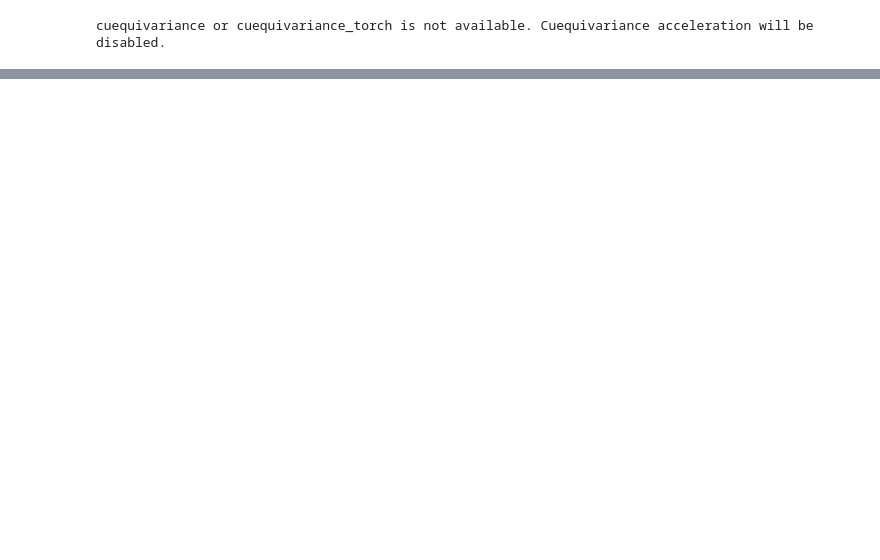
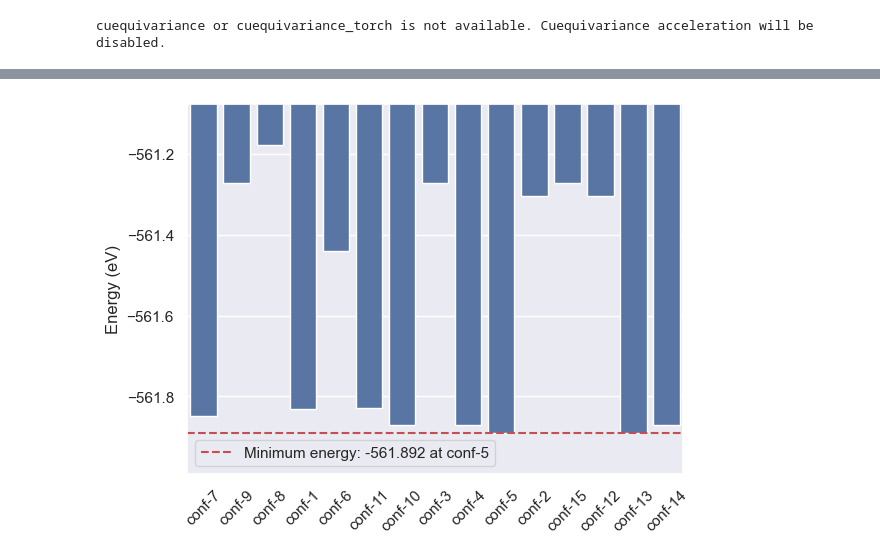
Before and after one commit to CibranLopez/SurfAIcing, a Jupyter notebook: H-absorption.ipynb, the cells around one changed output, grey strips where cells are left out. Cells and saved outputs as stored; diff of their text form; code cells hidden in the pictures; blank space fills up the shorter version.

Commit message:
Update absorption energy parsing

```diff
--- a/H-absorption.ipynb
+++ b/H-absorption.ipynb
@@ -10,11 +10,11 @@ sns.set_theme()
 cuequivariance or cuequivariance_torch is not available. Cuequivariance acceleration will be disabled.
 # %%
 # Define name of folder and path to reference POSCAR
-general_folder = '/Users/cibran/Desktop/slabs/SbSeI-slab'
-surface = '0_1_0_i_23'
+general_folder = '/Users/cibran/Desktop/slabs/SbSBr-slab'
+surface = '0_1_0_i_21'
 
 path_to_confs   = f'{general_folder}/H-absorption/{surface}'
-path_to_surface = f'{general_folder}/slabs/{surface}'
+path_to_surface = f'{path_to_confs}/bulk-supercell'
 path_to_free_H  = f'{path_to_confs}/free-H'
 # %%
 # Read lattice vectors
@@ -62,6 +62,6 @@ min_conf_volume = sul.read_volume(f'{path_to_confs}/{min_conf}')
 surface_volume = sul.read_volume(path_to_surface)
 
 # Calculate the number of replicas of the surface
-n_replicas = int(min_conf_volume / surface_volume)
+n_replicas = np.round(min_conf_volume / surface_volume)
 n_replicas
 # %% [output]
@@ -72,6 +74,10 @@ hydrogen_energy = sul.read_energy(path_to_free_H)
 surface_energy  = sul.read_energy(path_to_surface)
 # %%
 # Compute hydrogen absorption energy
-absorption_energy = min_energy - n_replicas*surface_energy - hydrogen_energy/2
+absorption_energy = n_replicas*surface_energy - (min_energy + hydrogen_energy/2)
+
+# Save the slab energy
+np.savetxt(f'{path_to_confs}/H_absorption_energy', [absorption_energy])
+
 absorption_energy
 # %% [output]
@@ -78,0 +85,65 @@ absorption_energy
+# %%
+for material in ['BiSI', 'BiSeI', 'BiSBr', 'BiSeBr', 'SbSI', 'SbSeI', 'SbSBr', 'SbSeBr']:
+    general_folder = f'/Users/cibran/Desktop/slabs/{material}-slab'
+    for surface in os.listdir(f'{general_folder}/H-absorption'):
+        try:
+            path_to_confs   = f'{general_folder}/H-absorption/{surface}'
+            path_to_surface = f'{path_to_confs}/bulk-supercell'
+            path_to_free_H  = f'{path_to_confs}/free-H'
+
+            # Read lattice vectors
+            lattice_vectors = sul.read_lattice_vectors(path_to_free_H)
+
+            # Read energies from each configuration
+            confs_data = {}
+            for conf in os.listdir(path_to_confs):
+                if conf[:4] == 'conf':
+                    path_to_conf = f'{path_to_confs}/{conf}'
+                    energy               = sul.read_energy(path_to_conf)
+                    lattice_vectors_conf = sul.read_lattice_vectors(path_to_conf)
+
+                    # Lattice vectors match
+                    if np.allclose(lattice_vectors, lattice_vectors_conf):
+                        confs_data.update({
+                            conf: energy
+                        })
+                    else:
+                        print(f'Lattice vectors do not match for {conf}')
+
+            min_conf = min(confs_data, key=confs_data.get)
+            min_energy = confs_data[min_conf]
+
+            # Plot confs_data
+            sns.barplot(x=list(confs_data.keys()), y=list(confs_data.values()))
+            plt.axhline(y=min_energy, color='r', linestyle='--', label=f'Minimum energy: {min_energy:2g} at {min_conf}')
+            plt.xticks(rotation=45)
+            plt.ylim(min(confs_data.values())-0.1, max(confs_data.values())+0.1)
+            plt.ylabel('Energy (eV)')
+            plt.legend(loc='best')
+            plt.savefig(f'{general_folder}/H-absorption/{surface}/H-absorption.pdf', dpi=50)
+            plt.show()
+
+            # Get the number of replicas of the surface
+            path_to_min_conf = f'{path_to_confs}/{min_conf}'
+
+            # Extract the volumse of min_conf and surface
+            min_conf_volume = sul.read_volume(f'{path_to_confs}/{min_conf}')
+            surface_volume = sul.read_volume(path_to_surface)
+
+            # Calculate the number of replicas of the surface
+            n_replicas = np.round(min_conf_volume / surface_volume)
+
+            # Extract energies of free H and surface
+            hydrogen_energy = sul.read_energy(path_to_free_H)
+            surface_energy  = sul.read_energy(path_to_surface)
+
+            # Compute hydrogen absorption energy
+            absorption_energy = n_replicas*surface_energy - (min_energy + hydrogen_energy/2)
+
+            # Save the slab energy
+            np.savetxt(f'{path_to_confs}/H_absorption_energy', [absorption_energy])
+
+            print(absorption_energy)
+        except:
+            pass
+# %% [output]
@@ -78,0 +151 @@ absorption_energy
+[figure, added]
```
Also changed, not shown: parts of 5 cells of this notebook, 1 other file.
